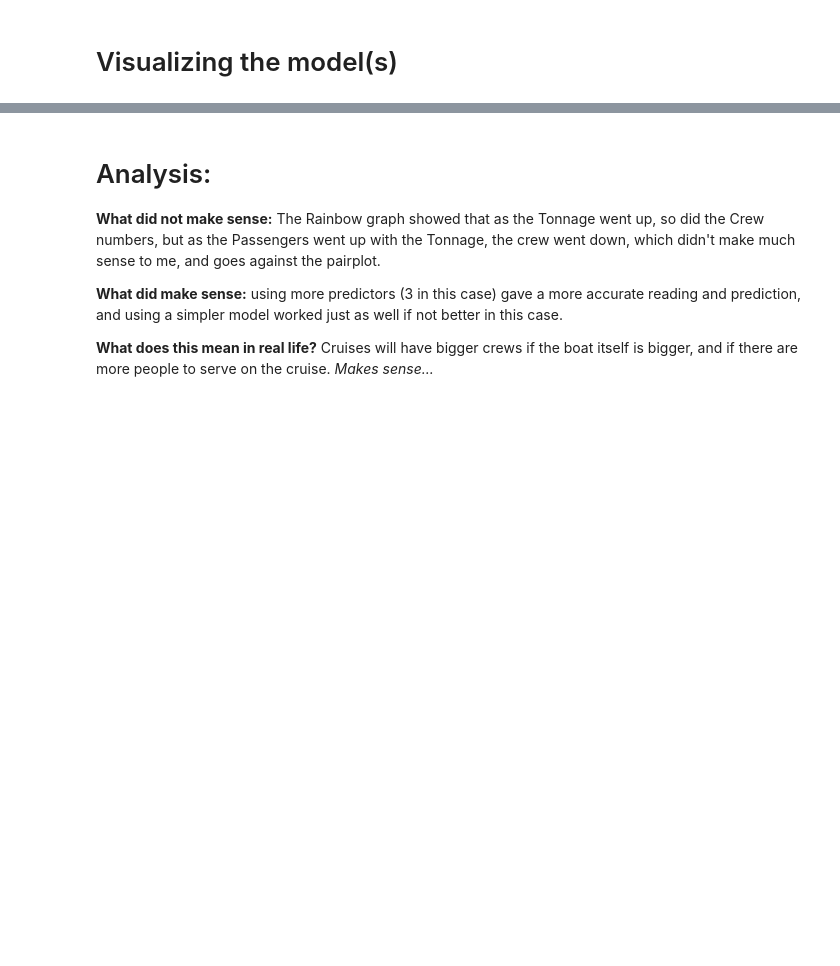
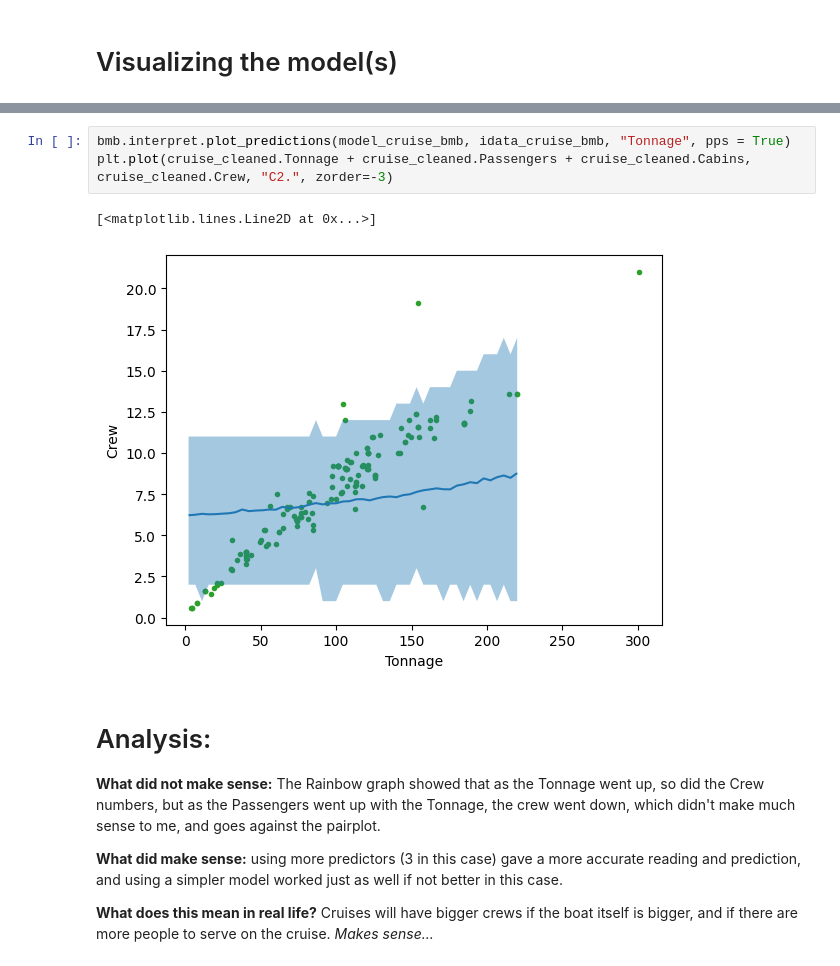
Before and after one commit to zoetice/data-science, a Jupyter notebook: Zoe_TiceU6proj.ipynb, the cells around one changed output, grey strips where cells are left out. Saved outputs shown, nothing was run; the diff lists cells and outputs as text; blank space fills up the shorter version.

```diff
--- a/Zoe_TiceU6proj.ipynb
+++ b/Zoe_TiceU6proj.ipynb
@@ -228,3 +160,9 @@ plt.plot(cruise_cleaned.Tonnage,cruise_cleaned.Crew, "C2.", zorder=-3)
+# %%
+bmb.interpret.plot_predictions(model_cruise_bmb, idata_cruise_bmb, "Tonnage", pps = True)
+plt.plot(cruise_cleaned.Tonnage + cruise_cleaned.Passengers + cruise_cleaned.Cabins, cruise_cleaned.Crew, "C2.", zorder=-3)
+# %% [output]
+[<matplotlib.lines.Line2D at 0x...>]
+[figure, added]
 # %% [markdown]
 # Analysis:
 **What did not make sense:** The Rainbow graph showed that as the Tonnage went up, so did the Crew numbers, but as the Passengers went up with the Tonnage, the crew went down, which didn't make much sense to me, and goes against the pairplot.
```
Also changed, not shown: parts of 15 cells of this notebook.
